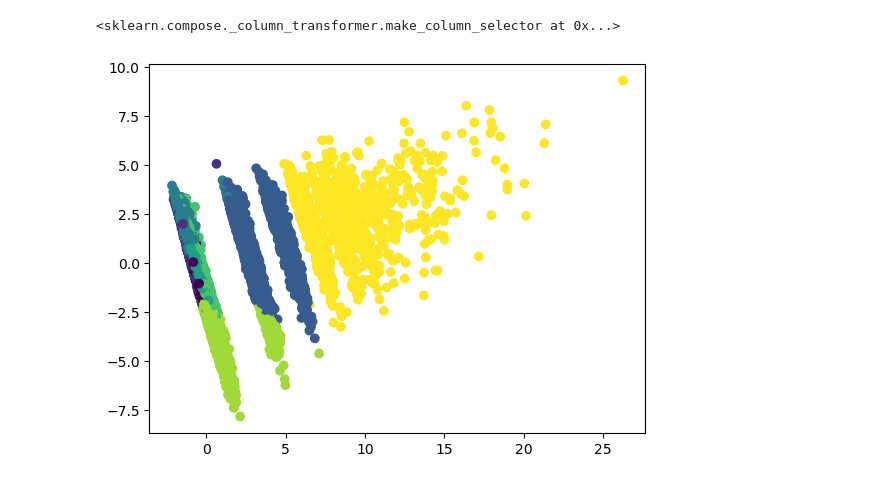
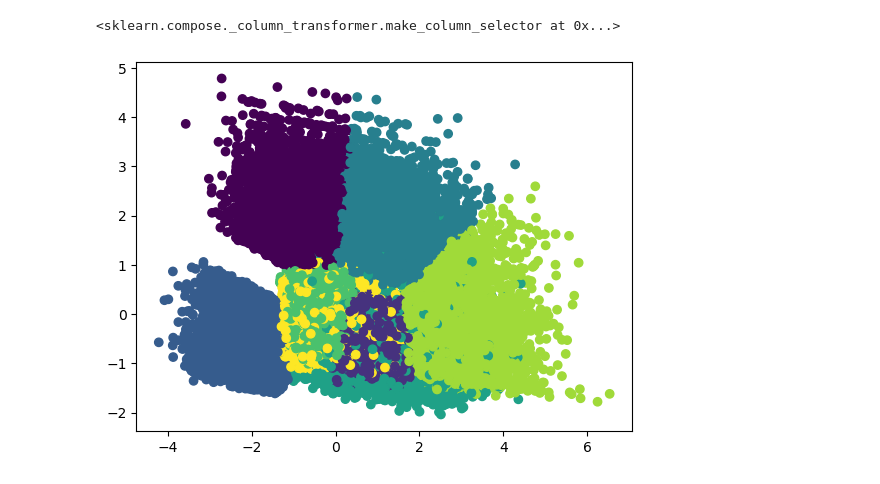
Before and after one commit to ZouhairHoussni/olist, a Jupyter notebook: modelisation.ipynb, the cells around one changed output. Cells and saved outputs as stored; diff of their text form; code cells hidden in the pictures.

Commit message:
dataframe analyse cluster

```diff
--- a/modelisation.ipynb
+++ b/modelisation.ipynb
@@ -333,25 +326,25 @@ make_column_selector(dtype_exclude=np.number)
 # %%
 func_log = FunctionTransformer(func=np.log1p)
 func_abs=FunctionTransformer(func=np.abs)
 
-pipe_num= make_pipeline(func_abs,func_log,StandardScaler())
+pipe_num= make_pipeline(func_abs,func_log)
 
 transformer = make_column_transformer(
     (OneHotEncoder(sparse=False),make_column_selector(dtype_exclude=['float','int'])),
     (pipe_num,make_column_selector(dtype_include=['float','int']))
     )
 
 pipe_pca= make_pipeline(transformer,PCA(n_components=0.95))
 
 df_acp=pd.DataFrame(pipe_pca.fit_transform(df))
 
 
 clustering =KMeans(n_clusters=8).fit(df_acp)
 df_acp['cluster_labels']=pd.Series(clustering.labels_)
 
-df_acp.groupby('cluster_labels').describe()
+df_acp.groupby('cluster_labels').mean()
 
 plt.scatter(df_acp.iloc[:,0],df_acp.iloc[:,1],c=df_acp.cluster_labels)
 plt.show()
 # %% [output]
-[figure, old version]
+[figure, new version]
```
Also changed, not shown: parts of 10 cells of this notebook.
